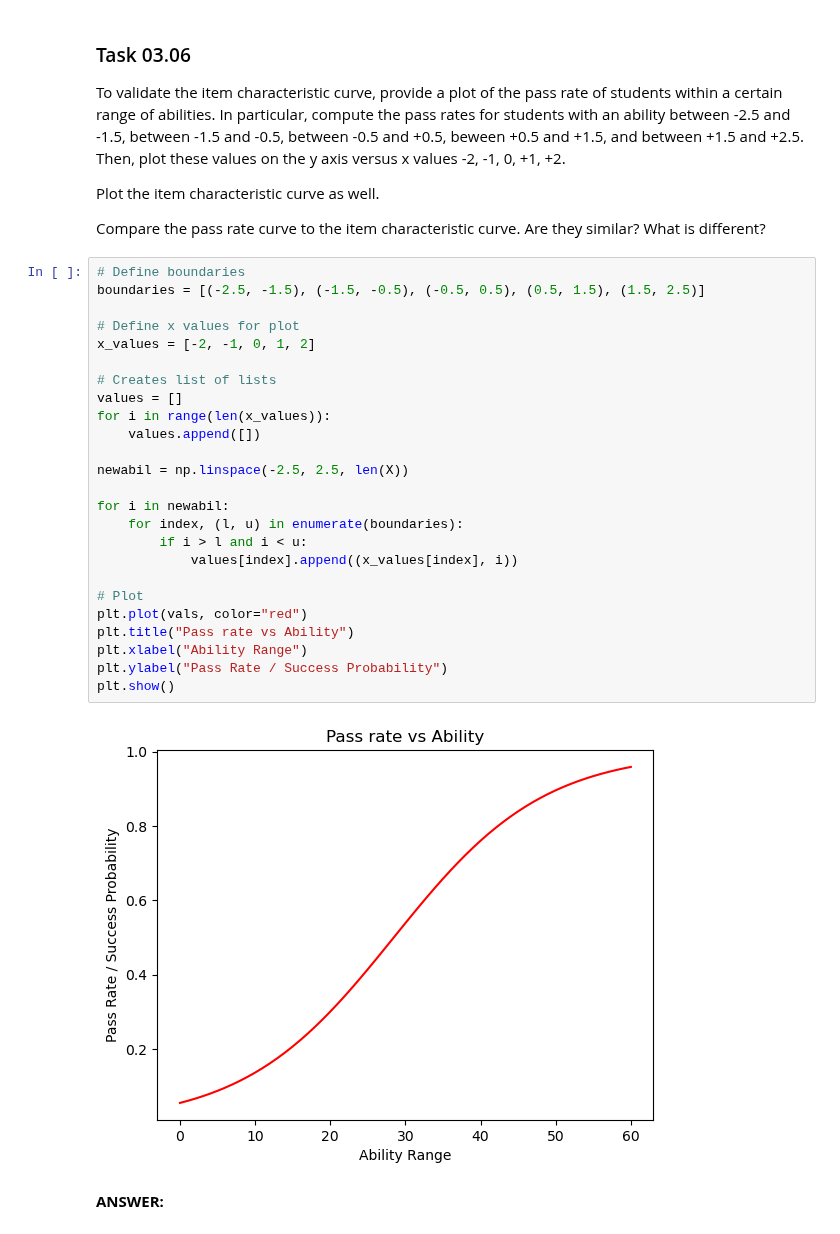
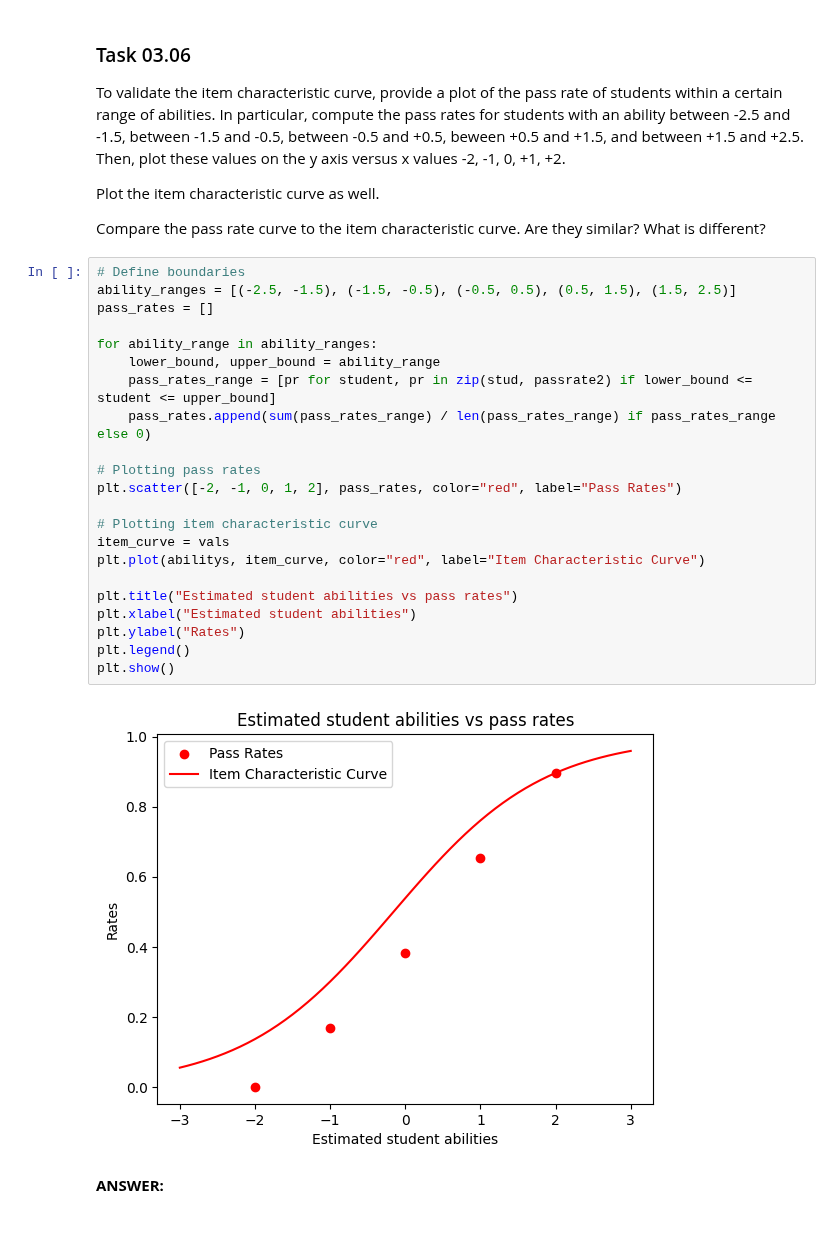
Before and after one commit to d3nnis2001/Data-Mining-Lecture, a Jupyter notebook: Abgabe3/sheet03.ipynb, the cells around one changed output. Drawn from its saved outputs; the diff is of its cells as text.

```diff
--- a/Abgabe3/sheet03.ipynb
+++ b/Abgabe3/sheet03.ipynb
@@ -193,33 +193,30 @@ To validate the item characteristic curve, provide a plot of the pass rate of st
 Plot the item characteristic curve as well.
 
 Compare the pass rate curve to the item characteristic curve. Are they similar? What is different?
-# %%
-# Define boundaries
-boundaries = [(-2.5, -1.5), (-1.5, -0.5), (-0.5, 0.5), (0.5, 1.5), (1.5, 2.5)]
-
-# Define x values for plot
-x_values = [-2, -1, 0, 1, 2]
-
-# Creates list of lists
-values = []
-for i in range(len(x_values)):
-    values.append([])
-
-newabil = np.linspace(-2.5, 2.5, len(X))
-
-for i in newabil:
-    for index, (l, u) in enumerate(boundaries):
-        if i > l and i < u:
-            values[index].append((x_values[index], i))
-
-# Plot
-plt.plot(vals, color="red")
-plt.title("Pass rate vs Ability")
-plt.xlabel("Ability Range")
-plt.ylabel("Pass Rate / Success Probability")
-plt.show()
-# %% [output]
-[figure, removed]
+# %%
+# Define boundaries
+ability_ranges = [(-2.5, -1.5), (-1.5, -0.5), (-0.5, 0.5), (0.5, 1.5), (1.5, 2.5)]
+pass_rates = []
+
+for ability_range in ability_ranges:
+    lower_bound, upper_bound = ability_range
+    pass_rates_range = [pr for student, pr in zip(stud, passrate2) if lower_bound <= student <= upper_bound]
+    pass_rates.append(sum(pass_rates_range) / len(pass_rates_range) if pass_rates_range else 0)
+
+# Plotting pass rates
+plt.scatter([-2, -1, 0, 1, 2], pass_rates, color="red", label="Pass Rates")
+
+# Plotting item characteristic curve
+item_curve = vals
+plt.plot(abilitys, item_curve, color="red", label="Item Characteristic Curve")
+
+plt.title("Estimated student abilities vs pass rates")
+plt.xlabel("Estimated student abilities")
+plt.ylabel("Rates")
+plt.legend()
+plt.show()
+# %% [output]
+[figure, added]
 # %% [markdown]
 **ANSWER:**
 # %% [markdown]
```
